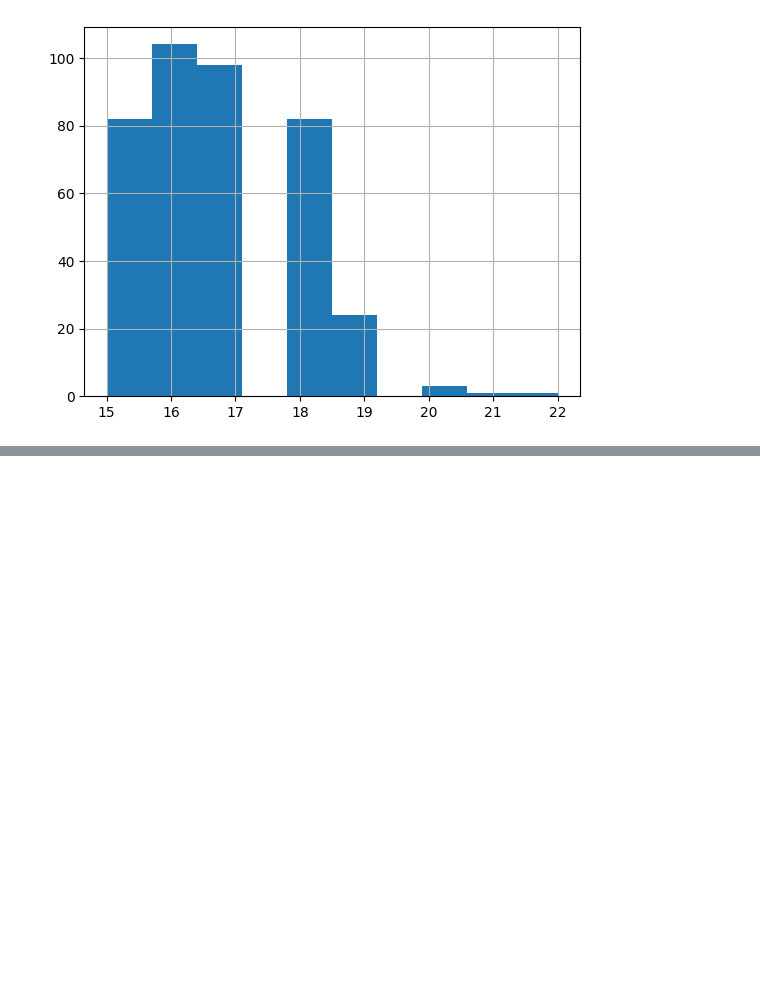
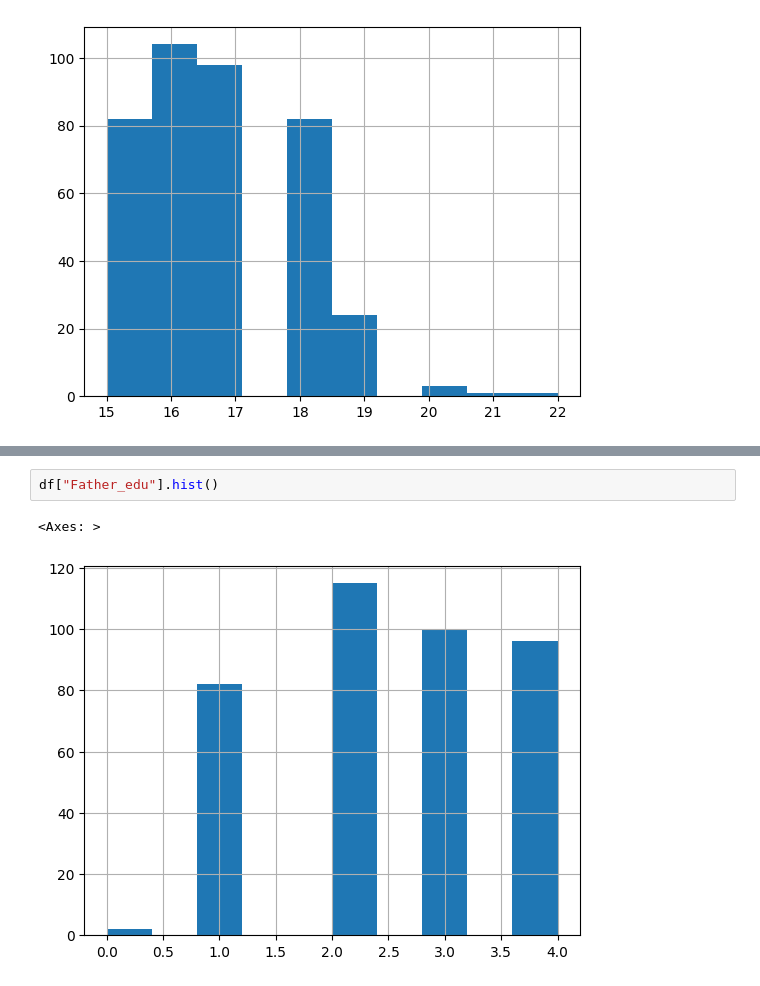
Before and after one commit to alejandrocanadas/Proyecto-IA-clase, a Jupyter notebook: EDA.ipynb, the cells around one changed output, grey strips where cells are left out. Drawn from its saved outputs; the diff is of its cells as text; blank space fills up the shorter version.

```diff
--- a/EDA.ipynb
+++ b/EDA.ipynb
@@ -29,0 +56,5 @@ Name: count, dtype: int64
+# %%
+df["Father_edu"].hist()
+# %% [output]
+<Axes: >
+[figure, added]
```
Also changed, not shown: parts of 31 cells of this notebook.
